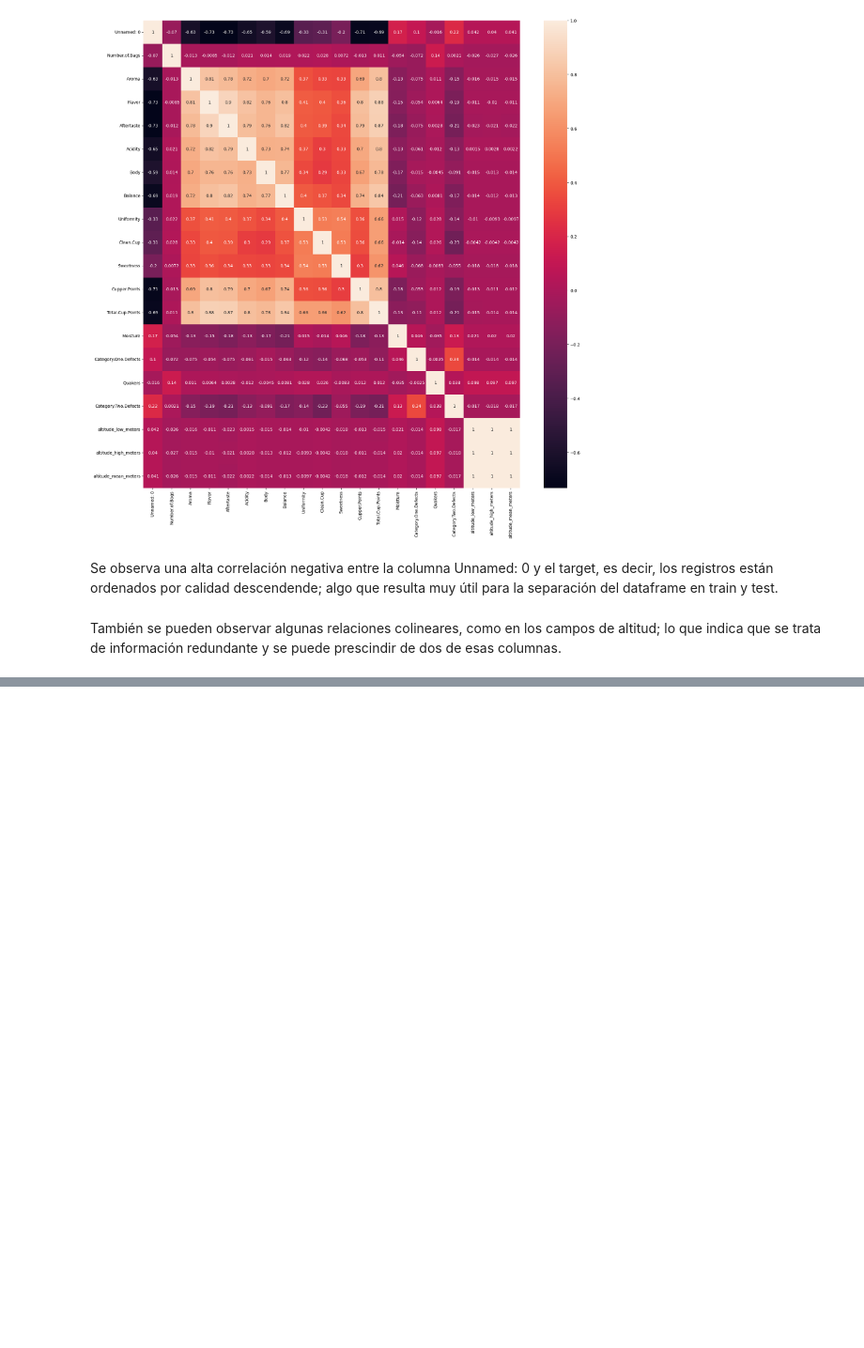
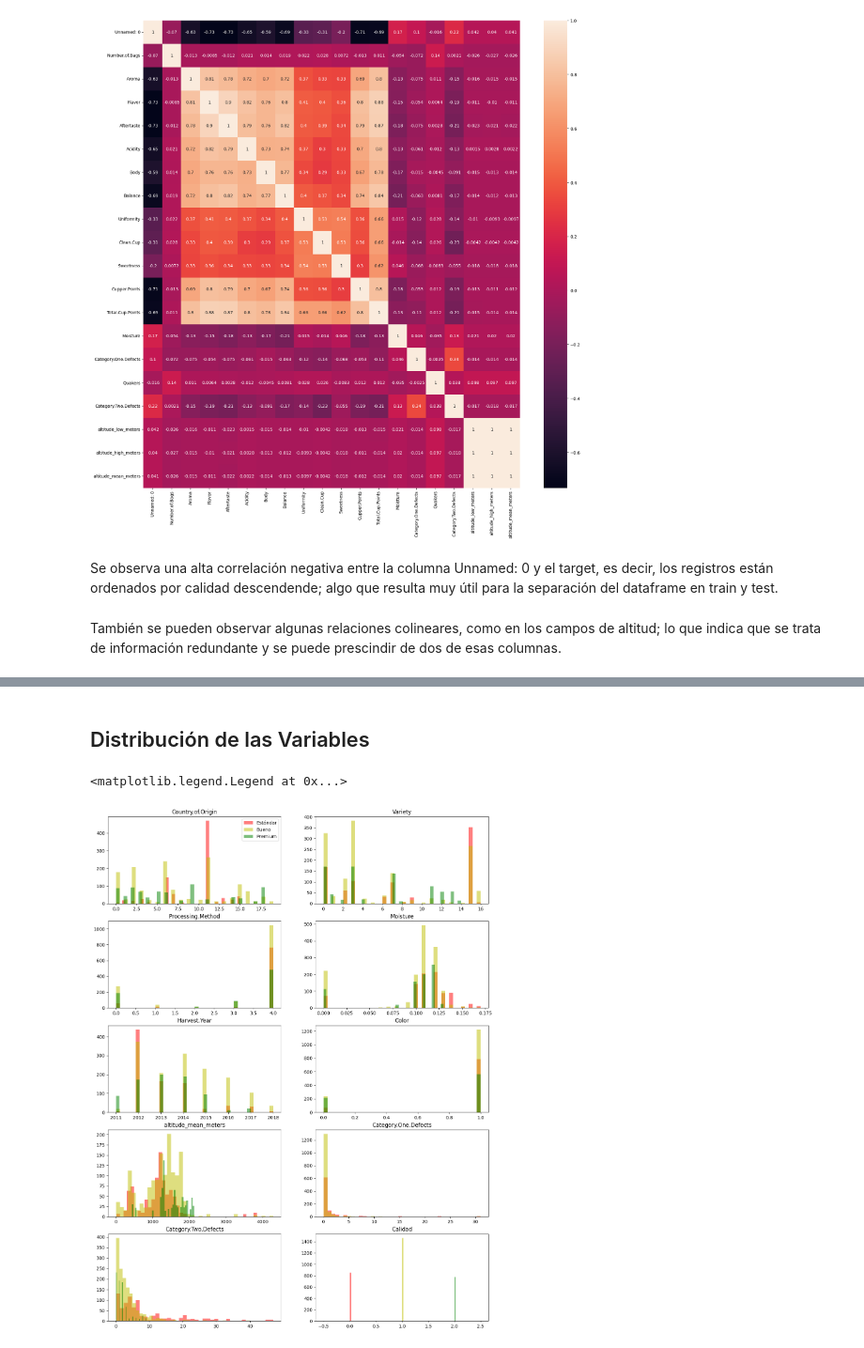
Before and after one commit to GiamoSalerno/Calidad_del_Cafe_ML, a Jupyter notebook: notebooks/01_EDA.ipynb, the cells around one changed output, grey strips where cells are left out. Shown at 94% size. Saved outputs shown, nothing was run; the diff lists cells and outputs as text; code cells hidden in the pictures; blank space fills up the shorter version.

```diff
--- a/notebooks/01_EDA.ipynb
+++ b/notebooks/01_EDA.ipynb
@@ -117,0 +158,19 @@ También se pueden observar algunas relaciones colineares, como en los campos de
+# %% [markdown]
+## Distribución de las Variables
+# %%
+fig, axes = plt.subplots(5,2, figsize=(15,20))
+estandar = procesado[procesado['Calidad']==0]
+bueno = procesado[procesado['Calidad']==1]
+premium = procesado[procesado['Calidad']==2]
+
+axes = axes.ravel()
+for i in range(len(procesado.columns)):
+    axes[i].hist(estandar.values[:,i], bins=40, color='r', alpha =0.5)
+    axes[i].hist(bueno.values[:,i], bins=40, color='y', alpha =0.5)
+    axes[i].hist(premium.values[:,i], bins=40, color='g', alpha =0.5)
+    axes[i].set_title(procesado.columns[i])
+
+axes[0].legend(['Estándar', 'Bueno', 'Premium'])
+# %% [output]
+<matplotlib.legend.Legend at 0x...>
+[figure, added]
```
Also changed, not shown: parts of 12 cells of this notebook, 4 other files.
